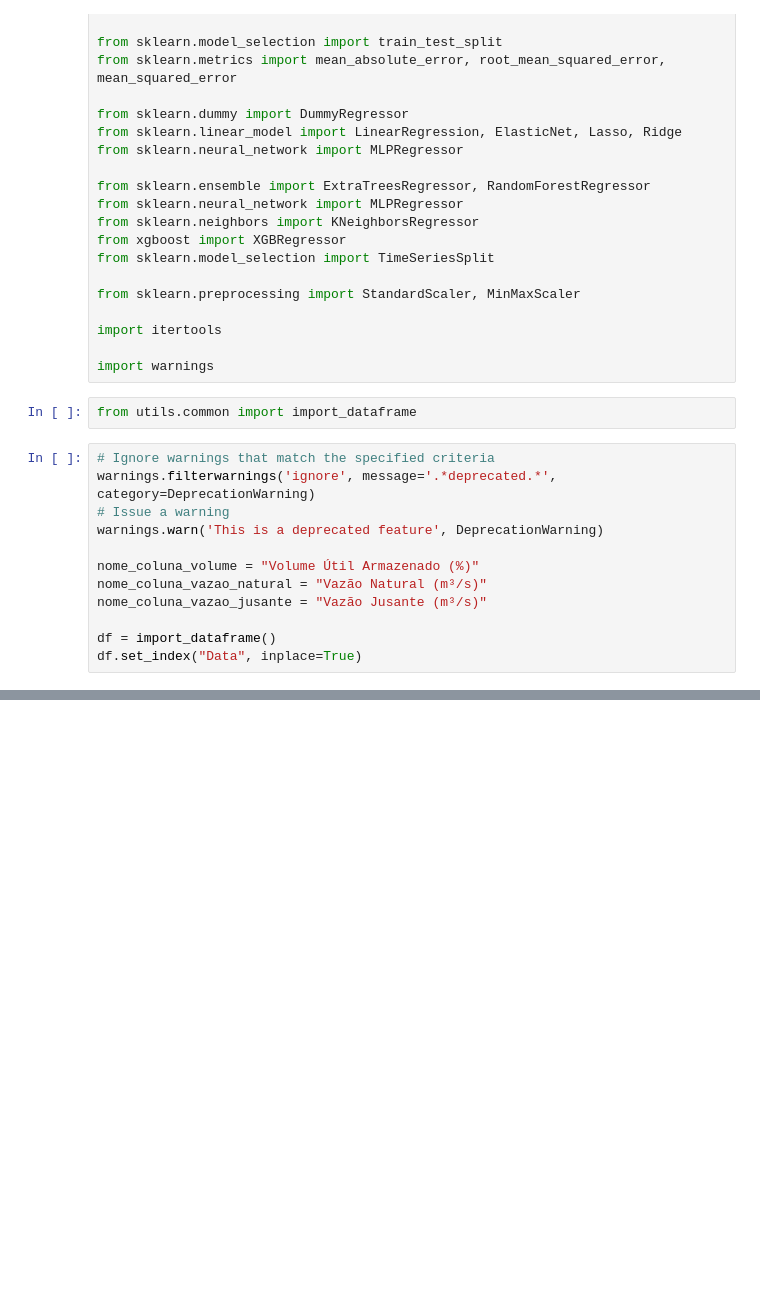
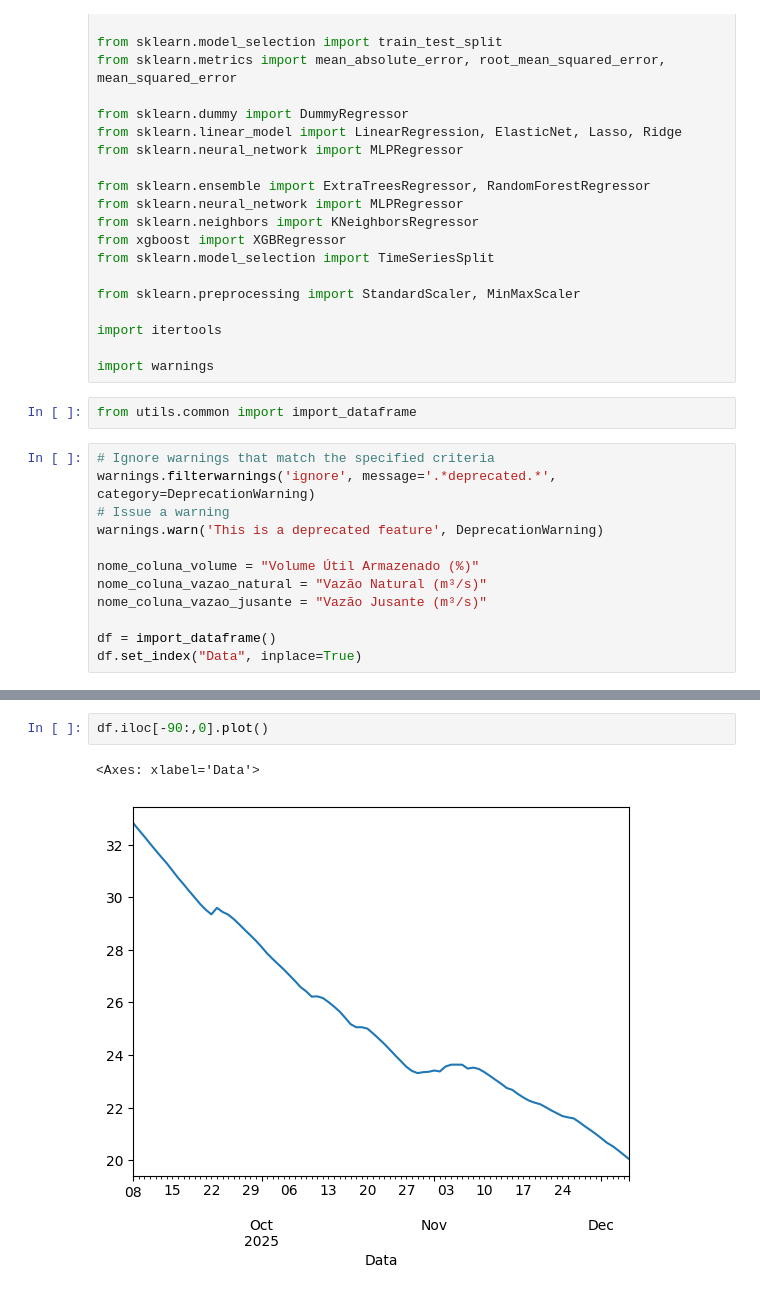
Before and after one commit to Andre-do-Amaral/tcc, a Jupyter notebook: analise/treino-modelo-final/teste-modelos.ipynb, the cells around one changed output, grey strips where cells are left out. Drawn from its saved outputs; the diff is of its cells as text; blank space fills up the shorter version.

```diff
--- a/analise/treino-modelo-final/teste-modelos.ipynb
+++ b/analise/treino-modelo-final/teste-modelos.ipynb
@@ -333,0 +395,5 @@ Iter 7: RMSE=3.4093, MAE = 2.873 | Diff2=False | VolClim=False | HybridTrend=Tru
+# %%
+df.iloc[-90:,0].plot()
+# %% [output]
+<Axes: xlabel='Data'>
+[figure, added]
```
Also changed, not shown: parts of 3 cells of this notebook.
